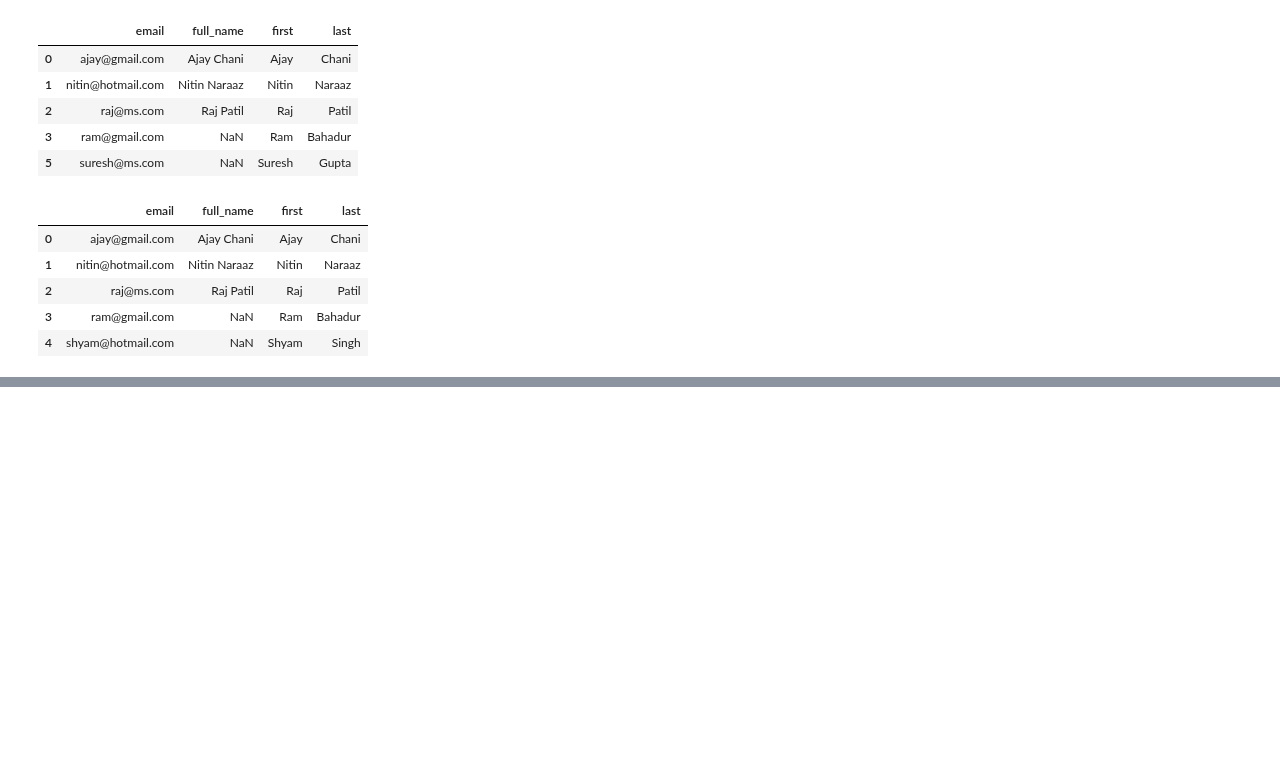
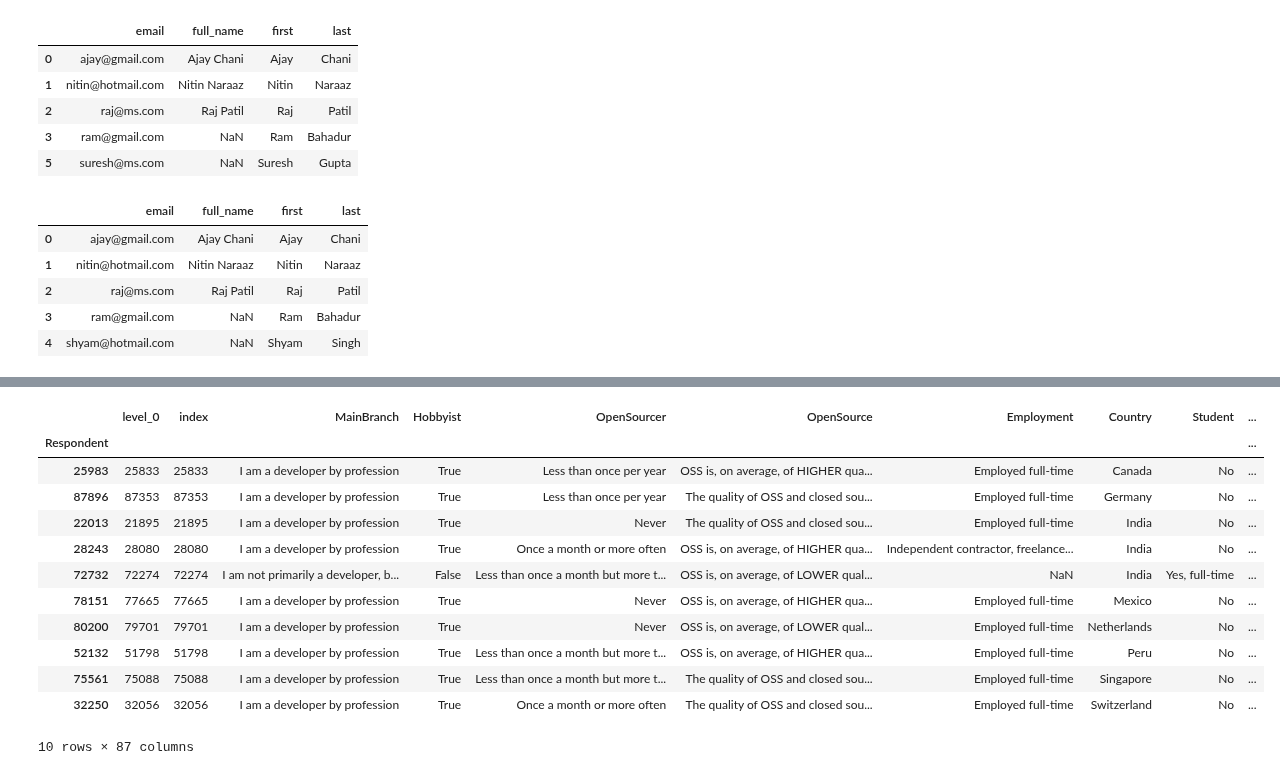
Before and after one commit to achani/data_analysis, a Jupyter notebook: src/pandas_demo.ipynb, the cells around one changed output, grey strips where cells are left out. Drawn from its saved outputs; the diff is of its cells as text; code cells hidden in the pictures; blank space fills up the shorter version.

```diff
--- a/src/pandas_demo.ipynb
+++ b/src/pandas_demo.ipynb
@@ -714,0 +779,5 @@ df3_temp.drop(index = df3_temp[filt].index)
+# %%
+df.sort_values(by="Country", inplace=True)
+# %%
+df.sort_values(by=['Country', 'SalaryUSD'],ascending = [True, False],inplace=True)
+df[['Country', 'SalaryUSD']].head(50)
@@ -714,0 +820,17 @@ df3_temp.drop(index = df3_temp[filt].index)
+# %%
+df.nlargest(10,'SalaryUSD')
+#df.nsmallest(10,'SalaryUSD')
+# %% [output]
+|  | level_0 | index | MainBranch | Hobbyist | OpenSourcer | OpenSource | Employment | Country | Student | ... |
+| Respondent |  |  |  |  |  |  |  |  |  | ... |
+| 25983 | 25833 | 25833 | I am a developer by profession | True | Less than once per year | OSS is, on average, of HIGHER qua... | Employed full-time | Canada | No | ... |
+| 87896 | 87353 | 87353 | I am a developer by profession | True | Less than once per year | The quality of OSS and closed sou... | Employed full-time | Germany | No | ... |
+| 22013 | 21895 | 21895 | I am a developer by profession | True | Never | The quality of OSS and closed sou... | Employed full-time | India | No | ... |
+| 28243 | 28080 | 28080 | I am a developer by profession | True | Once a month or more often | OSS is, on average, of HIGHER qua... | Independent contractor, freelance... | India | No | ... |
+| 72732 | 72274 | 72274 | I am not primarily a developer, b... | False | Less than once a month but more t... | OSS is, on average, of LOWER qual... | NaN | India | Yes, full-time | ... |
+| 78151 | 77665 | 77665 | I am a developer by profession | True | Never | OSS is, on average, of HIGHER qua... | Employed full-time | Mexico | No | ... |
+| 80200 | 79701 | 79701 | I am a developer by profession | True | Never | OSS is, on average, of LOWER qual... | Employed full-time | Netherlands | No | ... |
+| 52132 | 51798 | 51798 | I am a developer by profession | True | Less than once a month but more t... | OSS is, on average, of HIGHER qua... | Employed full-time | Peru | No | ... |
+| 75561 | 75088 | 75088 | I am a developer by profession | True | Less than once a month but more t... | The quality of OSS and closed sou... | Employed full-time | Singapore | No | ... |
+| 32250 | 32056 | 32056 | I am a developer by profession | True | Once a month or more often | The quality of OSS and closed sou... | Employed full-time | Switzerland | No | ... |
+10 rows × 87 columns
```
Also changed, not shown: parts of 11 cells of this notebook.
